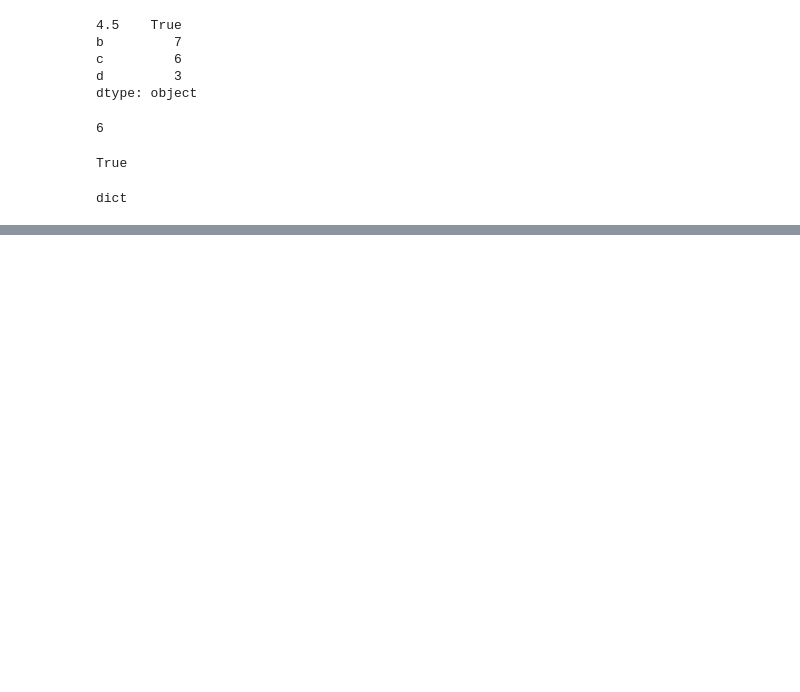
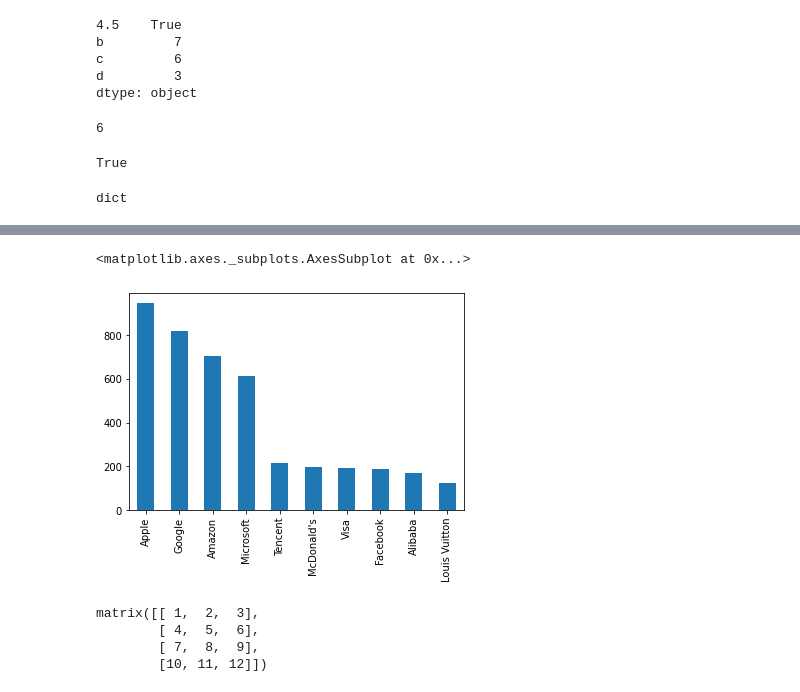
Before and after one commit to guilpassos/Data_Science, a Jupyter notebook: Fuctura_Python3_Aula_Pandas.ipynb, the cells around one changed output, grey strips where cells are left out. Cells and saved outputs as stored; diff of their text form; code cells hidden in the pictures; blank space fills up the shorter version.

```diff
--- a/Fuctura_Python3_Aula_Pandas.ipynb
+++ b/Fuctura_Python3_Aula_Pandas.ipynb
@@ -86,0 +215,5 @@ dict
+# %%
+serie5.plot(kind = 'bar')
+# %% [output]
+<matplotlib.axes._subplots.AxesSubplot at 0x...>
+[figure, added]
@@ -86,0 +227,9 @@ dict
+# %%
+#colocando ; para separar as linhas
+meusDados = np.matrix('1, 2, 3; 4, 5, 6; 7, 8, 9; 10, 11, 12')
+meusDados
+# %% [output]
+matrix([[ 1,  2,  3],
+        [ 4,  5,  6],
+        [ 7,  8,  9],
+        [10, 11, 12]])
```
Also changed, not shown: parts of 44 cells of this notebook.
